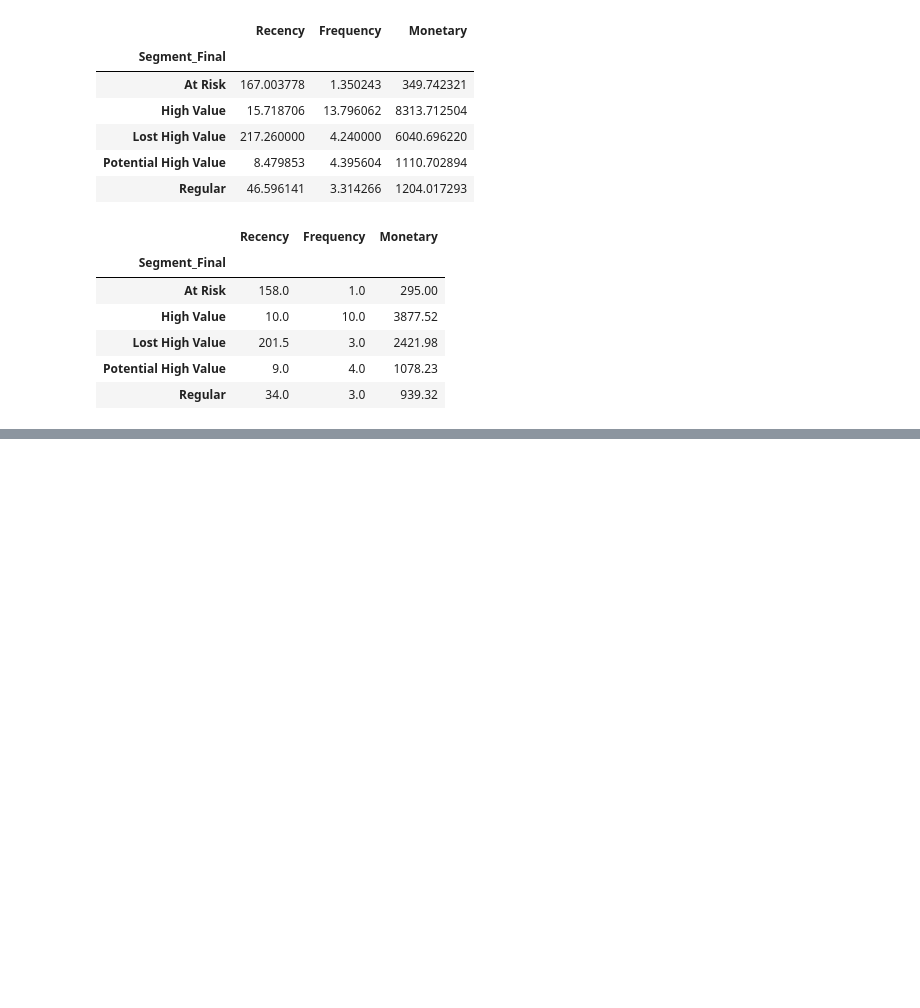
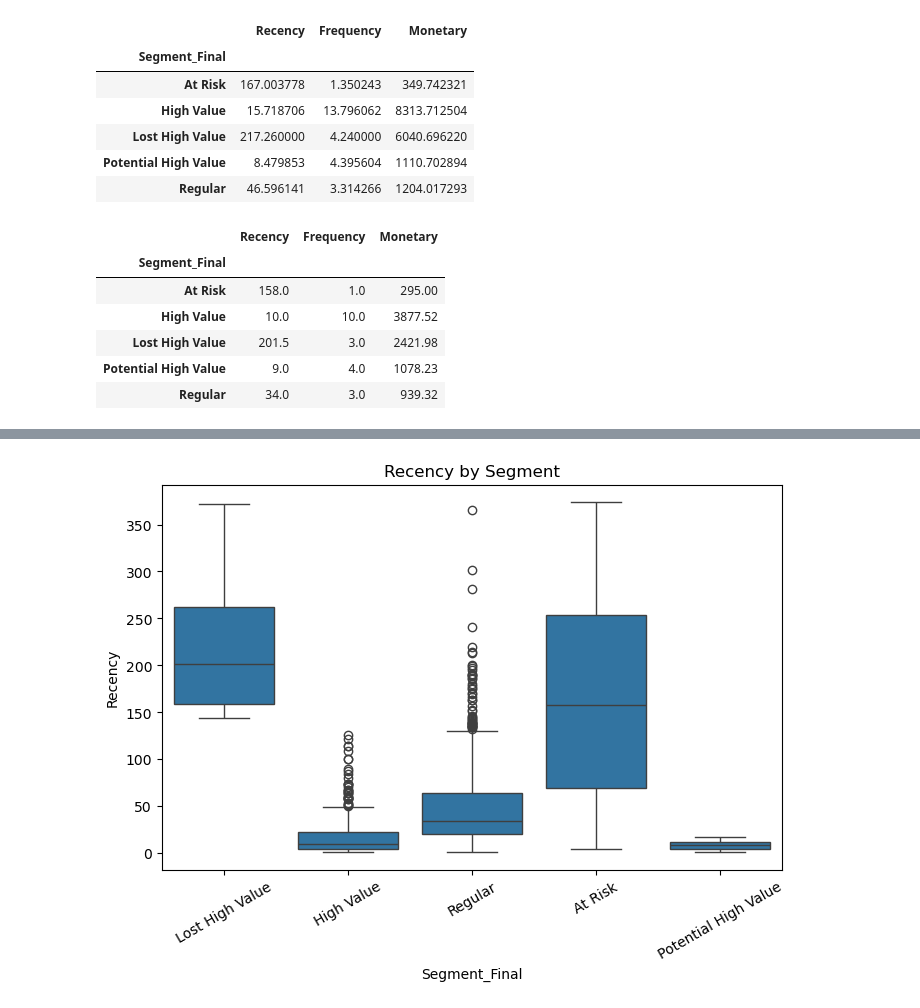
Before and after one commit to Arkoprovo08/Customer-Segmentation-using-RFM-Analysis, a Jupyter notebook: Customer_Segmentation.ipynb, the cells around one changed output, grey strips where cells are left out. Saved outputs shown, nothing was run; the diff lists cells and outputs as text; code cells hidden in the pictures; blank space fills up the shorter version.

```diff
--- a/Customer_Segmentation.ipynb
+++ b/Customer_Segmentation.ipynb
@@ -741,0 +760,8 @@ rfm.groupby('Segment_Final')[['Recency','Frequency','Monetary']].median()
+# %%
+plt.figure(figsize=(8,5))
+sns.boxplot(data=rfm, x='Segment_Final', y='Recency')
+plt.title("Recency by Segment")
+plt.xticks(rotation=30)
+plt.show()
+# %% [output]
+[figure, added]
```
Also changed, not shown: parts of 10 cells of this notebook.
